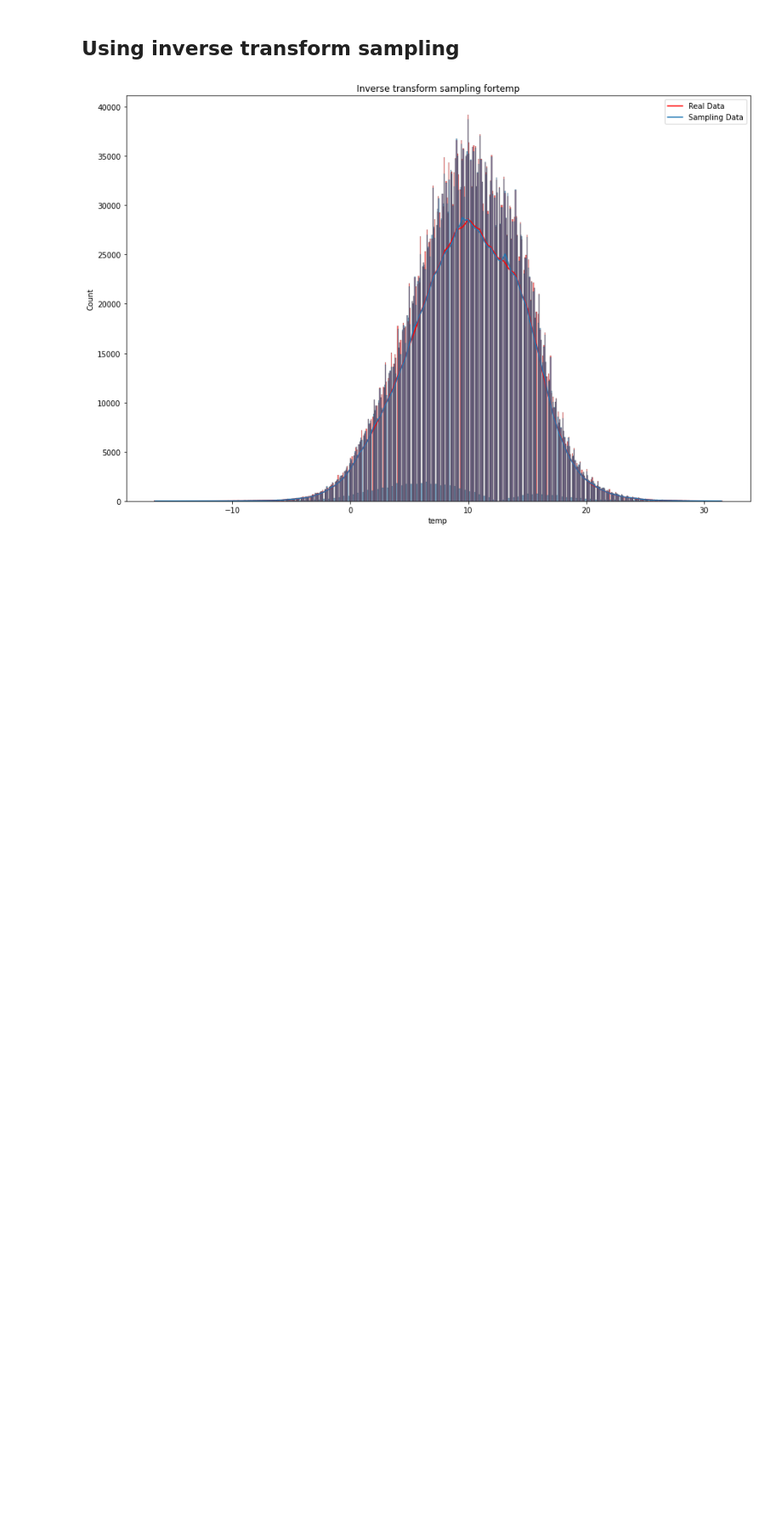
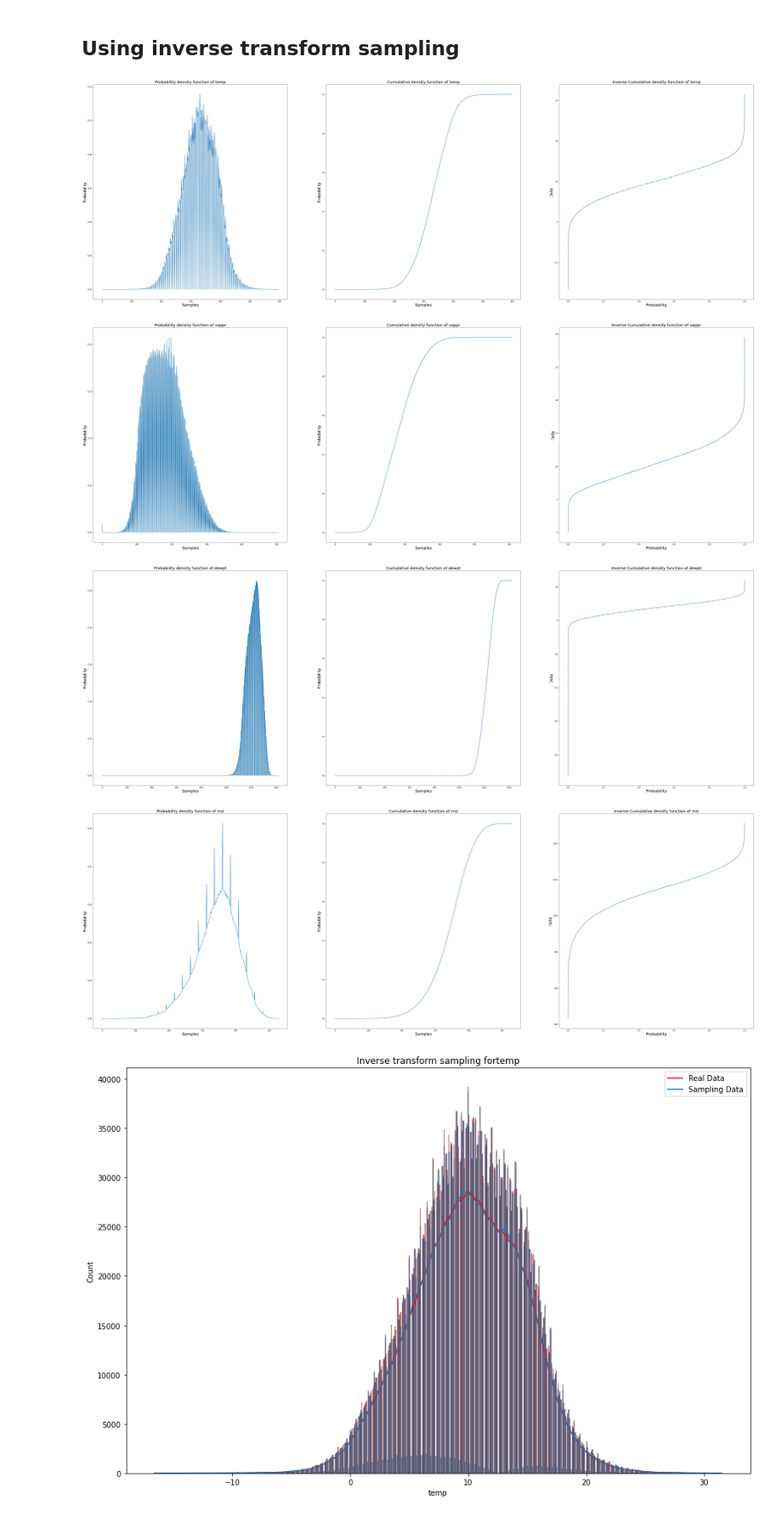
Before and after one commit to AAYamoldin/Methods-and-models-for-multivariate-data-analysis-2021-2022-ITMO_labs, a Jupyter notebook: Lab3/main_lab3.ipynb, the cells around one changed output. Shown at 85% size. Drawn from its saved outputs; the diff is of its cells as text; code cells hidden in the pictures; blank space fills up the shorter version.

```diff
--- a/Lab3/main_lab3.ipynb
+++ b/Lab3/main_lab3.ipynb
@@ -83,5 +83,40 @@ def inv_trans_sampling(data, num_samples=1000):
     uniform_values = np.random.rand(num_samples)
     return inversed_cdf(uniform_values), bins
+# %%
+for name in targets_name:
+    bins = distributions._freedman_diaconis_bins(df[name].values)
+    hist, bin_edges = np.histogram(df[name], bins=bins, density=True)
+    cum_values = np.zeros(bin_edges.shape)
+    cum_values[1:] = np.cumsum(hist * np.diff(bin_edges))
+
+
+    plt.figure(figsize=(60, 20))
+    plt.subplot(1,3,1)
+    plt.plot(hist)
+    plt.ylabel('Probability', fontsize=20)
+    plt.xlabel('Samples', fontsize=20)
+    plt.title(f"Probability density function of {name}", fontsize=20)
+
+
+    plt.subplot(1,3,2)
+    plt.plot(cum_values)
+    plt.ylabel('Probability', fontsize=20)
+    plt.xlabel('Samples', fontsize=20)
+    plt.title(f"Cumulative density function of {name}", fontsize=20)
+
+    plt.subplot(1,3,3)
+    plt.plot(cum_values, bin_edges)
+    plt.ylabel('Data', fontsize=20)
+    plt.xlabel('Probability', fontsize=20)
+    plt.title(f"Inverse Cumulative density function of {name}", fontsize=20)
+    plt.savefig(f'./Pictures/INTF_{name}_1', bbox_inches='tight')
+
+    plt.show()
+# %% [output]
+[figure, added]
+[figure, added]
+[figure, added]
+[figure, added]
 # %%
 for name in targets_name:
     sampled, n_bins = inv_trans_sampling(df[name], num_samples=df[name].shape[0])
```
Also changed, not shown: parts of 32 cells of this notebook, 7 other files.
